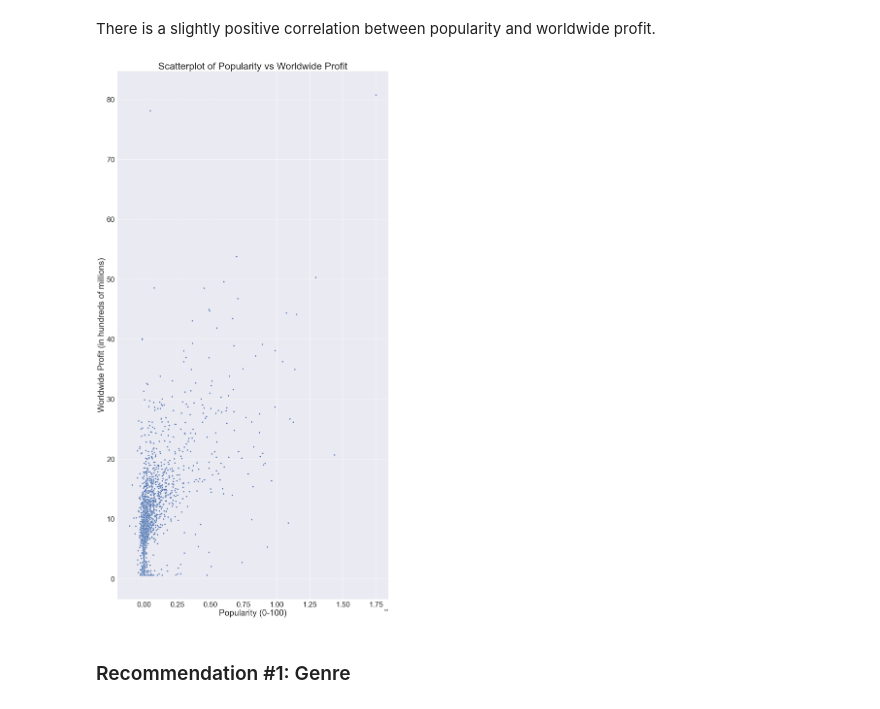
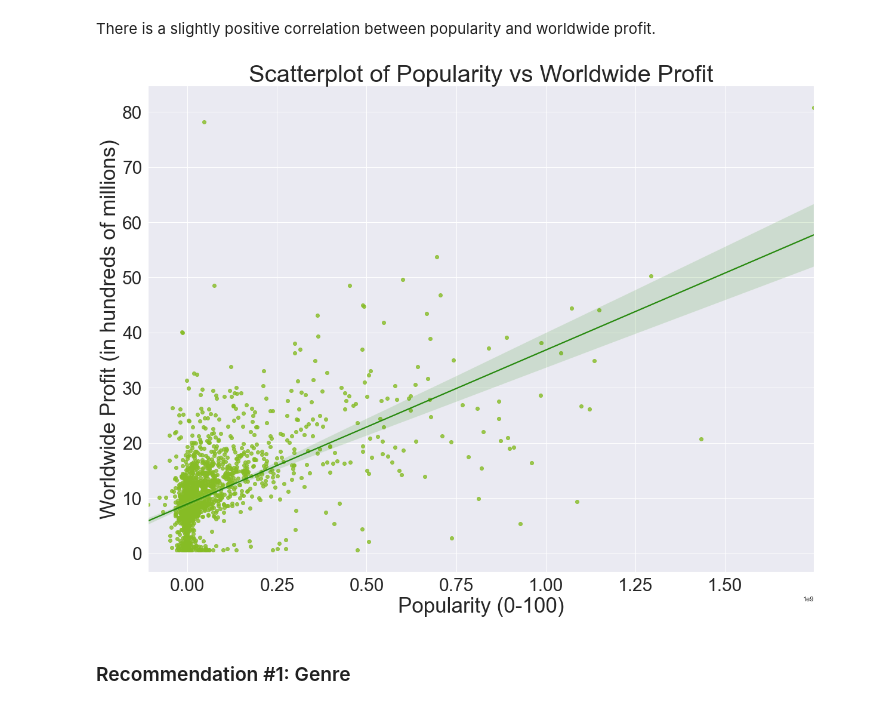
Before and after one commit to abwilliamss/AIAcademy-capstone, a Jupyter notebook: AI Academy Capstone Project.ipynb, the cells around one changed output. Saved outputs shown, nothing was run; the diff lists cells and outputs as text; code cells hidden in the pictures.

Commit message:
fix graphs

```diff
--- a/AI Academy Capstone Project.ipynb
+++ b/AI Academy Capstone Project.ipynb
@@ -94,21 +95,20 @@ popularity
 There is a slightly positive correlation between popularity and worldwide profit.
 # %%
 # scatterplot showing the relationship between "popularity" and "worldwide_profit"
-sns.scatterplot(y=final_master_df['popularity'], x=final_master_df['worldwide_profit'])
+plt.figure(figsize=(20, 15))
+sns.regplot(y=final_master_df['popularity'], x=final_master_df['worldwide_profit'],
+               scatter_kws={"color": "#86BC25"}, line_kws={"color": "#26890D"})
 
 # set barplot title and axes labels
 plt.title(label = "Scatterplot of Popularity vs Worldwide Profit", fontsize=40)
 plt.xlabel("Popularity (0-100)", fontsize=35)
 plt.ylabel("Worldwide Profit (in hundreds of millions)", fontsize=35)
 
-# set barplot figure size
-sns.set(rc={'figure.figsize':(20,20)})
-
 # set x and y tick size
 plt.xticks(size = 30)
 plt.yticks(size = 30);
 # %% [output]
-[figure, old version]
+[figure, new version]
 # %% [markdown]
 ### Recommendation #1: Genre
 # %%
```
Also changed, not shown: parts of 5 cells of this notebook.
